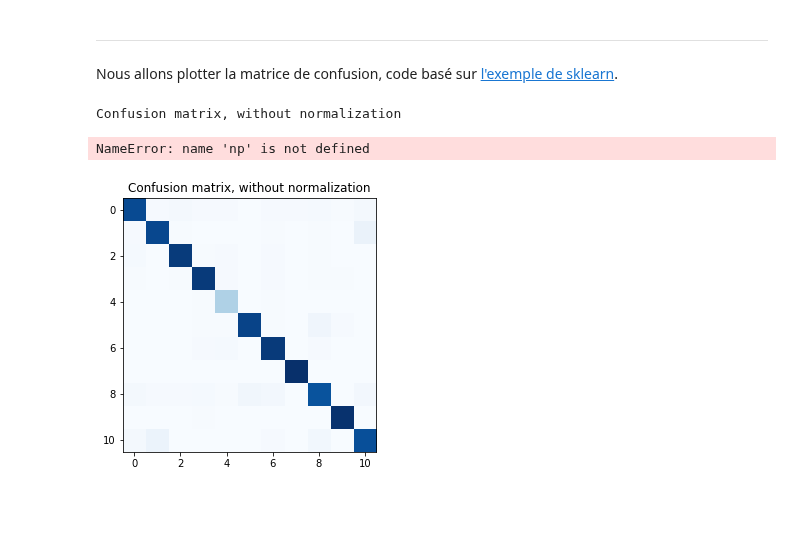
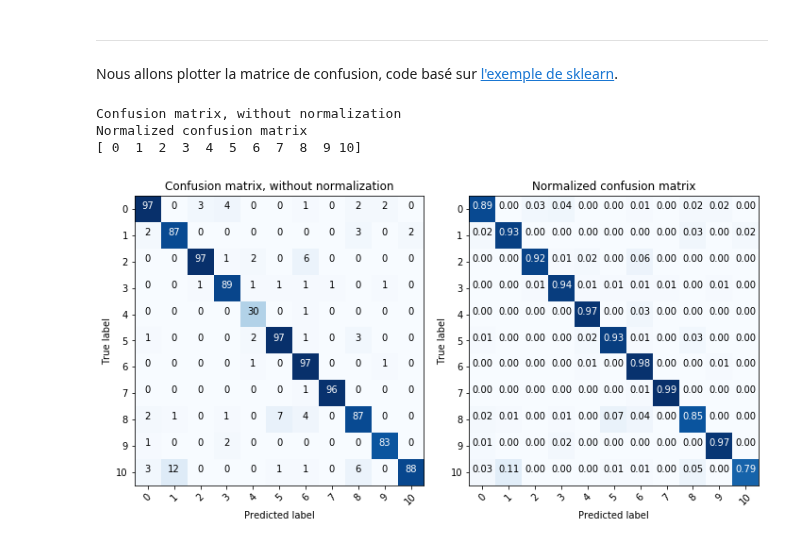
Before and after one commit to Lamela/WordEmbedding, a Jupyter notebook: Text Classification Pipeline.ipynb, the cells around one changed output. Cells and saved outputs as stored; diff of their text form; code cells hidden in the pictures; blank space fills up the shorter version.

```diff
--- a/Text Classification Pipeline.ipynb
+++ b/Text Classification Pipeline.ipynb
@@ -257,15 +290,20 @@ from plot_util import plot_confusion_matrix
+# %%
+import numpy as np
+y_predicted = np.load('y_predicted.npy')
+y_test = np.load('y_test.npy')
 # %%
-CLASSES_LIST = [cls.replace('\n', '') for cls in CLASSES_LIST]
+CLASSES_LIST = np.unique(y_test)
 class_names = np.unique(CLASSES_LIST)
 conf_mat = confusion_matrix(y_test, y_predicted)
 plt.figure(figsize=(10,10))
 plt.subplot(121)
 plot_confusion_matrix(conf_mat, class_names, title='Confusion matrix, without normalization')
 plt.subplot(122)
 plot_confusion_matrix(conf_mat, class_names, normalize=True, title='Normalized confusion matrix')
 print(class_names)
 print()
 # %% [output]
 Confusion matrix, without normalization
+Normalized confusion matrix
+[ 0  1  2  3  4  5  6  7  8  9 10]
-NameError: name 'np' is not defined
-[figure, old version]
+[figure, new version]
```
Also changed, not shown: parts of 8 cells of this notebook, 1 other file.
